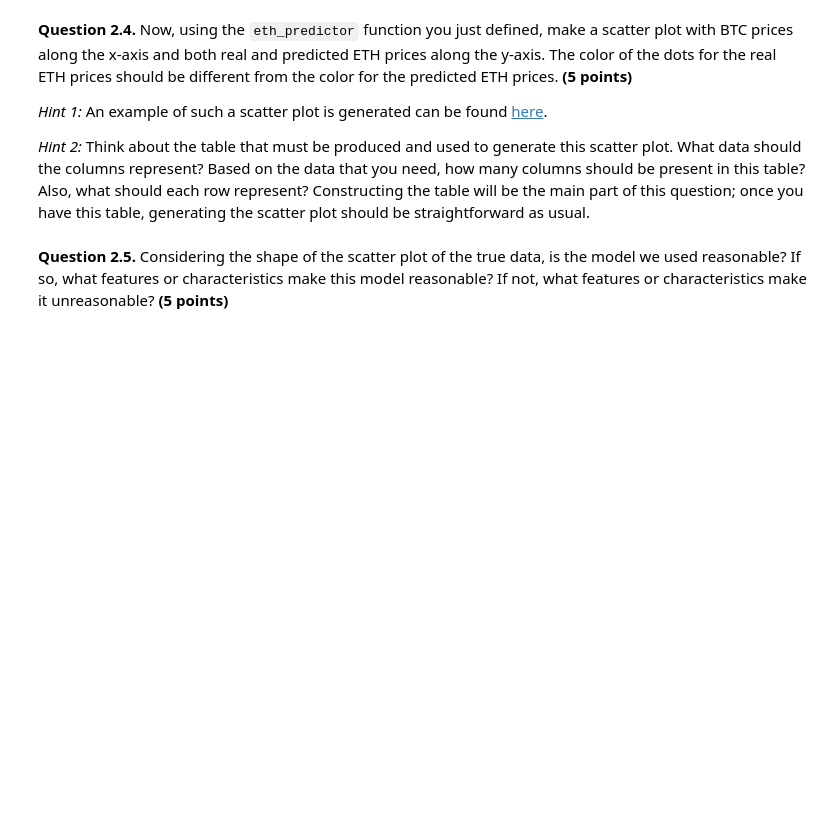
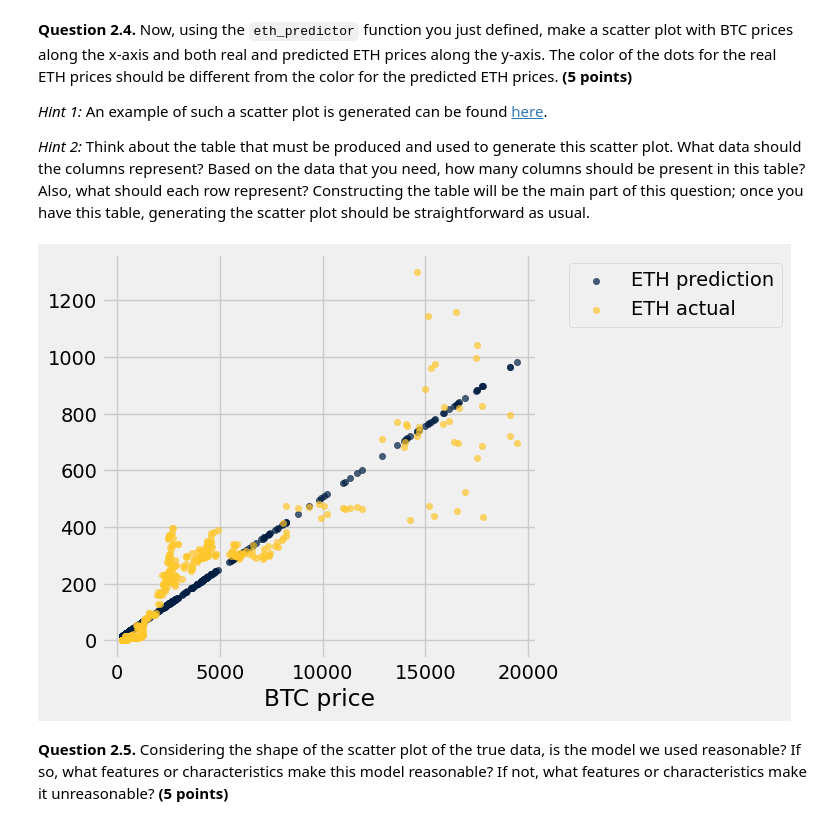
Before and after one commit to sondank1010/materials-sp22, a Jupyter notebook: hw/hw10/hw10.ipynb, the cells around one changed output. Cells and saved outputs as stored; diff of their text form; code cells hidden in the pictures; blank space fills up the shorter version.

```diff
--- a/hw/hw10/hw10.ipynb
+++ b/hw/hw10/hw10.ipynb
@@ -239,11 +261,19 @@ grader.check("q2_2")
 *Hint*: Double-check what the `tbl` input to `parameter_estimates` must look like!
 
 *Note:* Make sure that your `eth_predictor` is using least squares linear regression.
+# %%
+def parameter_estimates_2(tbl):
+    x = tbl.column(1);
+    y = tbl.column(2)
+    r = np.mean(standard_units(x) * standard_units(y))
+    slope = r * (np.std(y) / np.std(x))
+    intercept = np.mean(y) - slope * np.mean(x)
+    return make_array(r, slope, intercept)
 # %%
 def eth_predictor(btc_price):
-    parameters = ...
-    slope = ...
-    intercept = ...
-    ...
+    parameters = parameter_estimates_2(btc_and_eth)
+    slope = parameters.item(1)
+    intercept = parameters.item(2)
+    return btc_price * slope + intercept
 # %%
 grader.check("q2_3")
@@ -256,10 +288,19 @@ grader.check("q2_3")
 
 *Hint 2:* Think about the table that must be produced and used to generate this scatter plot. What data should the columns represent? Based on the data that you need, how many columns should be present in this table? Also, what should each row represent? Constructing the table will be the main part of this question; once you have this table, generating the scatter plot should be straightforward as usual.
 # %%
-btc_open = ...
-eth_pred = ...
-eth_pred_actual = ...
-...
+btc_open = btc_and_eth.column('BTC open')
+eth_pred = btc_and_eth.apply(eth_predictor, 'BTC open')
+eth_pred_actual = btc_and_eth.column('ETH open')
+
+plot_tbl = Table().with_columns(
+    'BTC price', btc_open,
+    'ETH prediction', eth_pred,
+    'ETH actual', eth_pred_actual
+)
+
+plot_tbl.scatter('BTC price', ['ETH prediction', 'ETH actual'])
+# %% [output]
+[figure, added]
 # %% [markdown]
 <!-- END QUESTION -->
 
```
Also changed, not shown: parts of 30 cells of this notebook, 9 other files.
